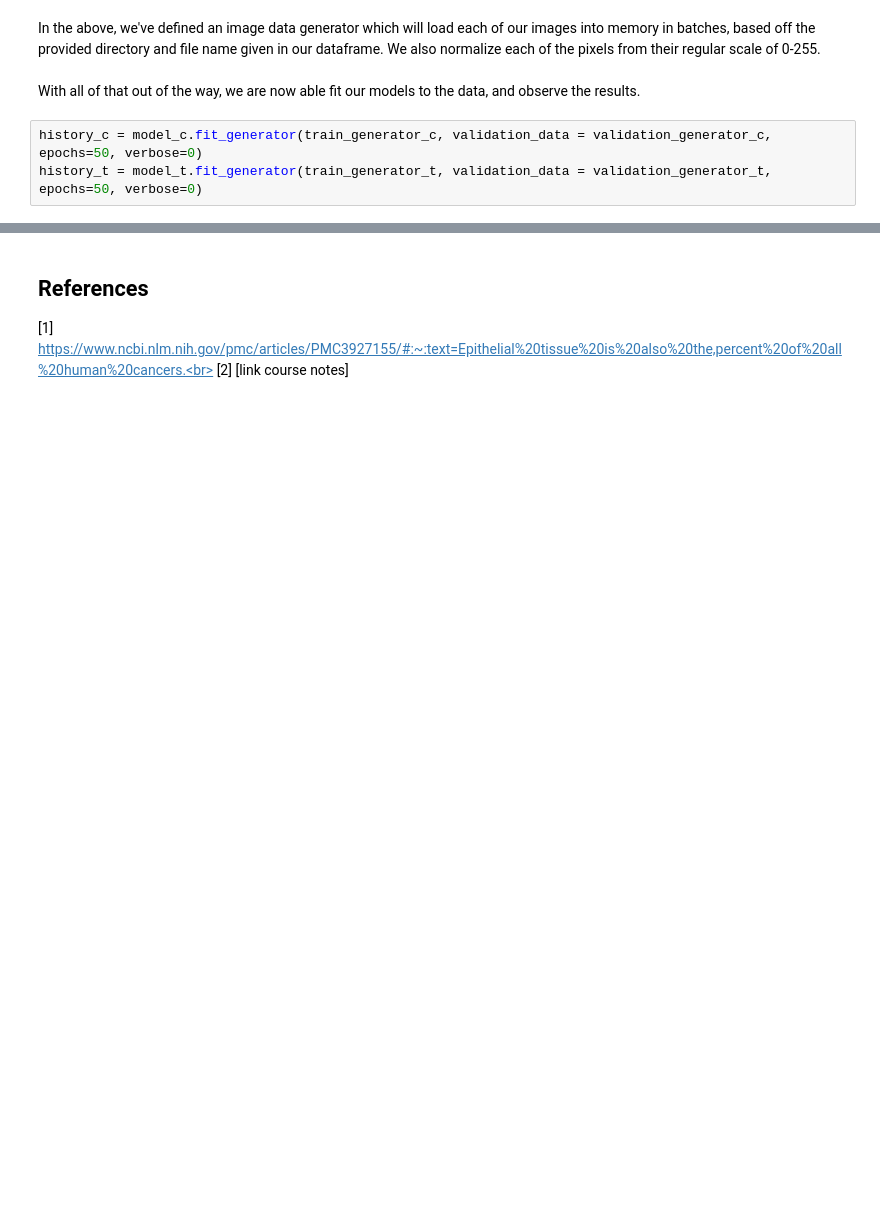
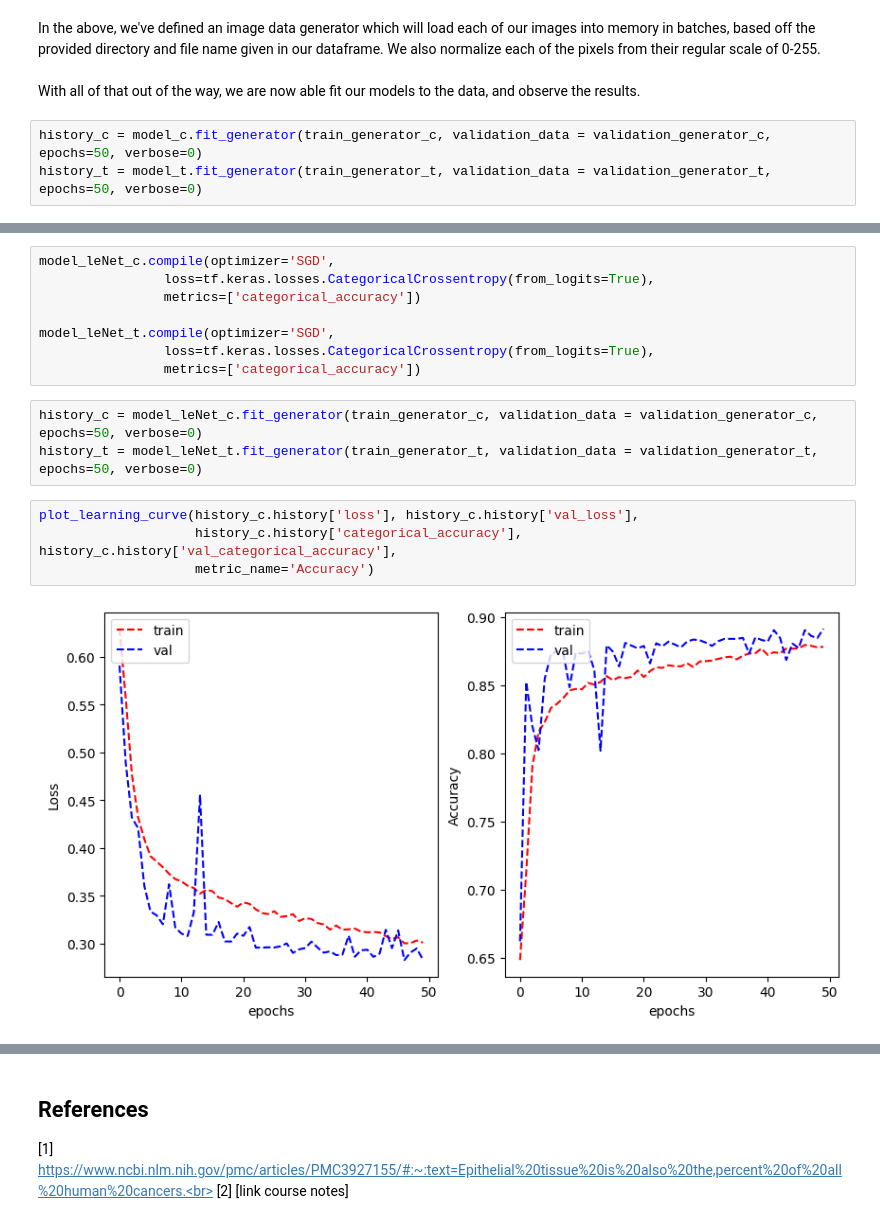
Before and after one commit to anthonysalvatore/comp-machine-learning-a2, a Jupyter notebook: main.ipynb, the cells around one changed output, grey strips where cells are left out. Saved outputs shown, nothing was run; the diff lists cells and outputs as text; blank space fills up the shorter version.

```diff
--- a/main.ipynb
+++ b/main.ipynb
@@ -440,0 +629,17 @@ plot_learning_curve(history_t.history['loss'], history_t.history['val_loss'],
+# %%
+model_leNet_c.compile(optimizer='SGD',
+                loss=tf.keras.losses.CategoricalCrossentropy(from_logits=True),
+                metrics=['categorical_accuracy'])
+
+model_leNet_t.compile(optimizer='SGD',
+                loss=tf.keras.losses.CategoricalCrossentropy(from_logits=True),
+                metrics=['categorical_accuracy'])
+# %%
+history_c = model_leNet_c.fit_generator(train_generator_c, validation_data = validation_generator_c, epochs=50, verbose=0)
+history_t = model_leNet_t.fit_generator(train_generator_t, validation_data = validation_generator_t, epochs=50, verbose=0)
+# %%
+plot_learning_curve(history_c.history['loss'], history_c.history['val_loss'],
+                    history_c.history['categorical_accuracy'], history_c.history['val_categorical_accuracy'],
+                    metric_name='Accuracy')
+# %% [output]
+[figure, added]
```
Also changed, not shown: parts of 30 cells of this notebook.
